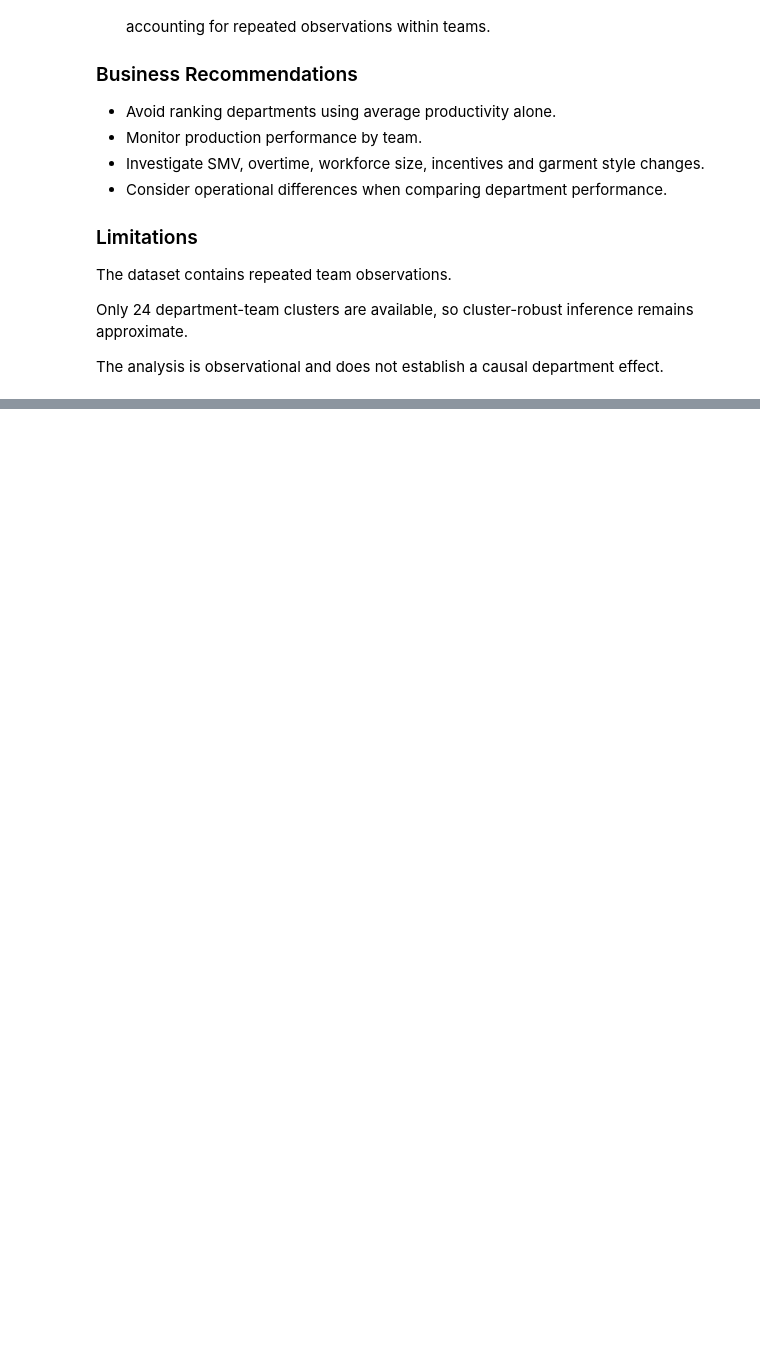
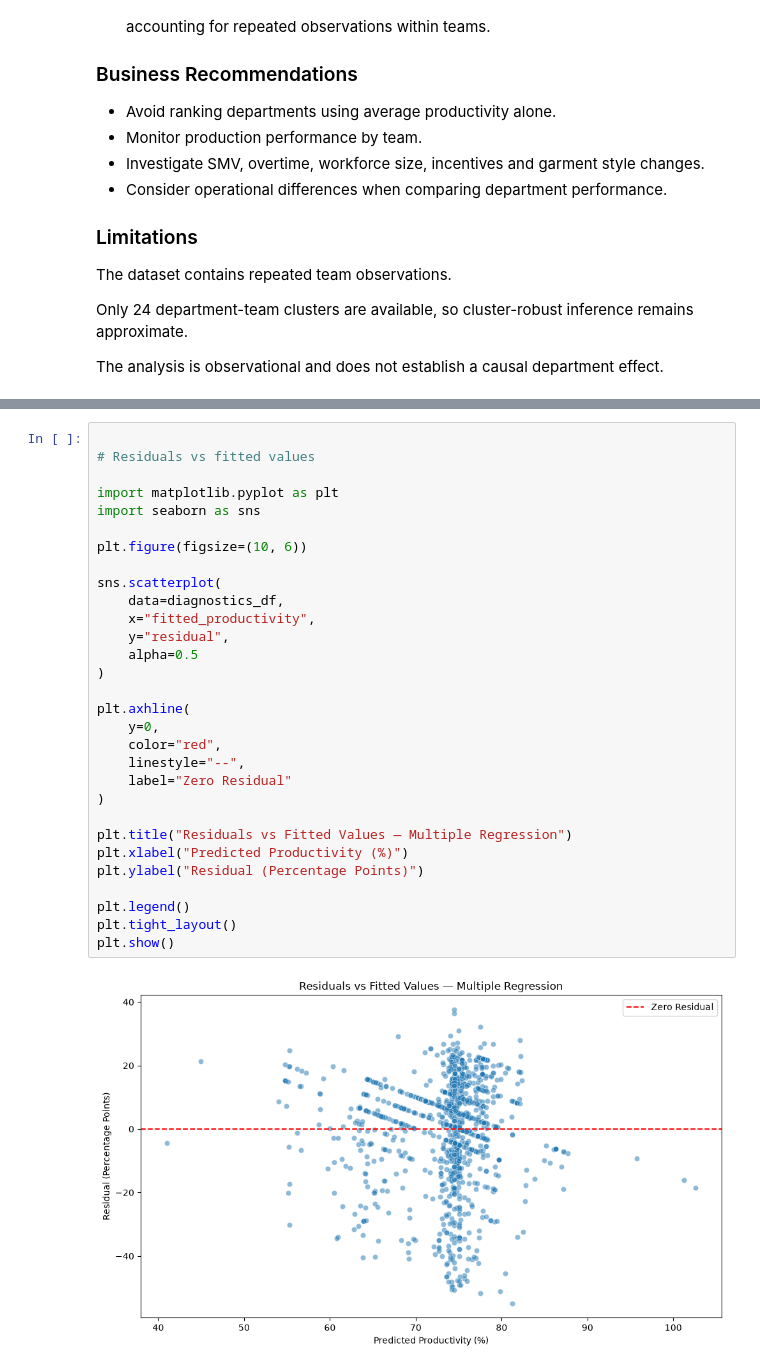
Before and after one commit to Reshmila2002/garment-production-intelligence, a Jupyter notebook: notebooks/04_statistical_productivity_analysis.ipynb, the cells around one changed output, grey strips where cells are left out. Drawn from its saved outputs; the diff is of its cells as text; blank space fills up the shorter version.

```diff
--- a/notebooks/04_statistical_productivity_analysis.ipynb
+++ b/notebooks/04_statistical_productivity_analysis.ipynb
@@ -727,0 +1227,32 @@ establish a causal department effect.
+# %%
+
+# Residuals vs fitted values
+
+import matplotlib.pyplot as plt
+import seaborn as sns
+
+plt.figure(figsize=(10, 6))
+
+sns.scatterplot(
+    data=diagnostics_df,
+    x="fitted_productivity",
+    y="residual",
+    alpha=0.5
+)
+
+plt.axhline(
+    y=0,
+    color="red",
+    linestyle="--",
+    label="Zero Residual"
+)
+
+plt.title("Residuals vs Fitted Values — Multiple Regression")
+plt.xlabel("Predicted Productivity (%)")
+plt.ylabel("Residual (Percentage Points)")
+
+plt.legend()
+plt.tight_layout()
+plt.show()
+# %% [output]
+[figure, added]
```
Also changed, not shown: parts of 26 cells of this notebook.
